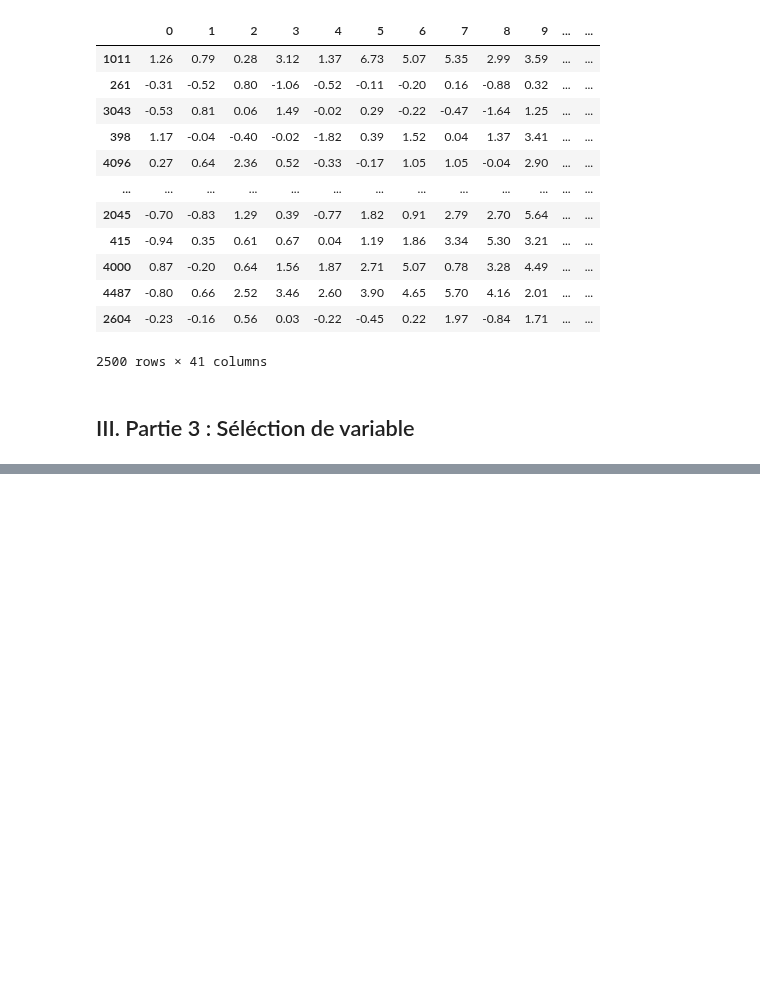
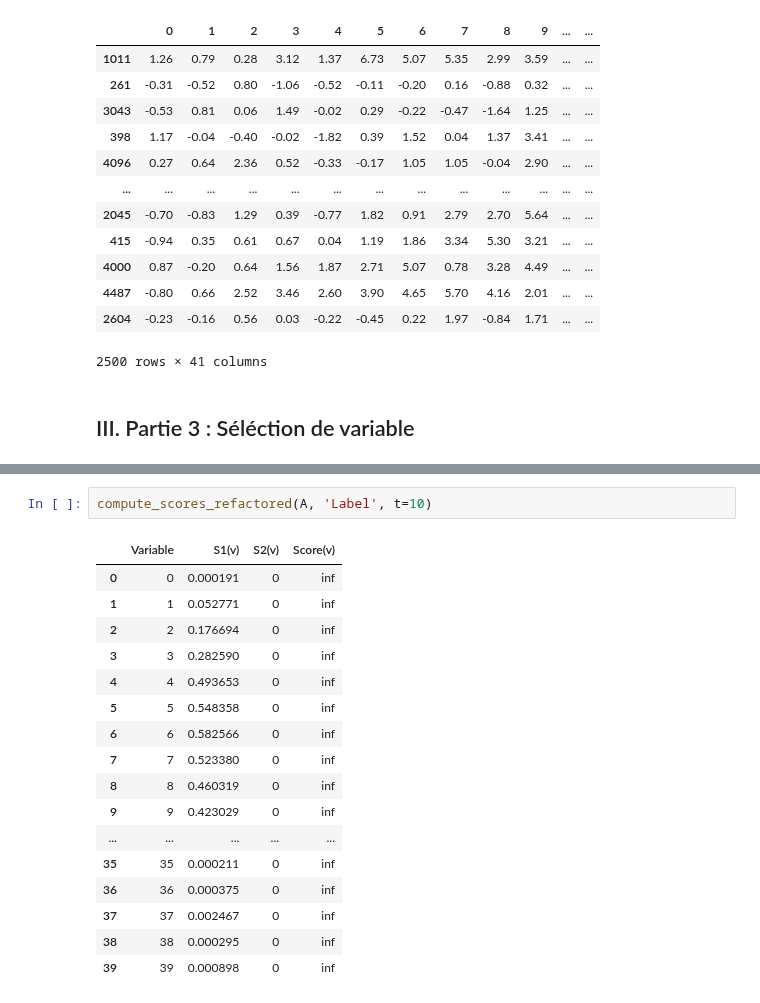
Before and after one commit to jdutel42/TAA, a Jupyter notebook: TP/TP3/TP3_TAA.ipynb, the cells around one changed output, grey strips where cells are left out. Saved outputs shown, nothing was run; the diff lists cells and outputs as text; blank space fills up the shorter version.

```diff
--- a/TP/TP3/TP3_TAA.ipynb
+++ b/TP/TP3/TP3_TAA.ipynb
@@ -157,0 +322,20 @@ SyntaxError: invalid syntax (2895957870.py, line 1)
+# %%
+compute_scores_refactored(A, 'Label', t=10)
+# %% [output]
+|  | Variable | S1(v) | S2(v) | Score(v) |
+| 0 | 0 | 0.000191 | 0 | inf |
+| 1 | 1 | 0.052771 | 0 | inf |
+| 2 | 2 | 0.176694 | 0 | inf |
+| 3 | 3 | 0.282590 | 0 | inf |
+| 4 | 4 | 0.493653 | 0 | inf |
+| 5 | 5 | 0.548358 | 0 | inf |
+| 6 | 6 | 0.582566 | 0 | inf |
+| 7 | 7 | 0.523380 | 0 | inf |
+| 8 | 8 | 0.460319 | 0 | inf |
+| 9 | 9 | 0.423029 | 0 | inf |
+| ... | ... | ... | ... | ... |
+| 35 | 35 | 0.000211 | 0 | inf |
+| 36 | 36 | 0.000375 | 0 | inf |
+| 37 | 37 | 0.002467 | 0 | inf |
+| 38 | 38 | 0.000295 | 0 | inf |
+| 39 | 39 | 0.000898 | 0 | inf |
```
Also changed, not shown: parts of 3 cells of this notebook.
